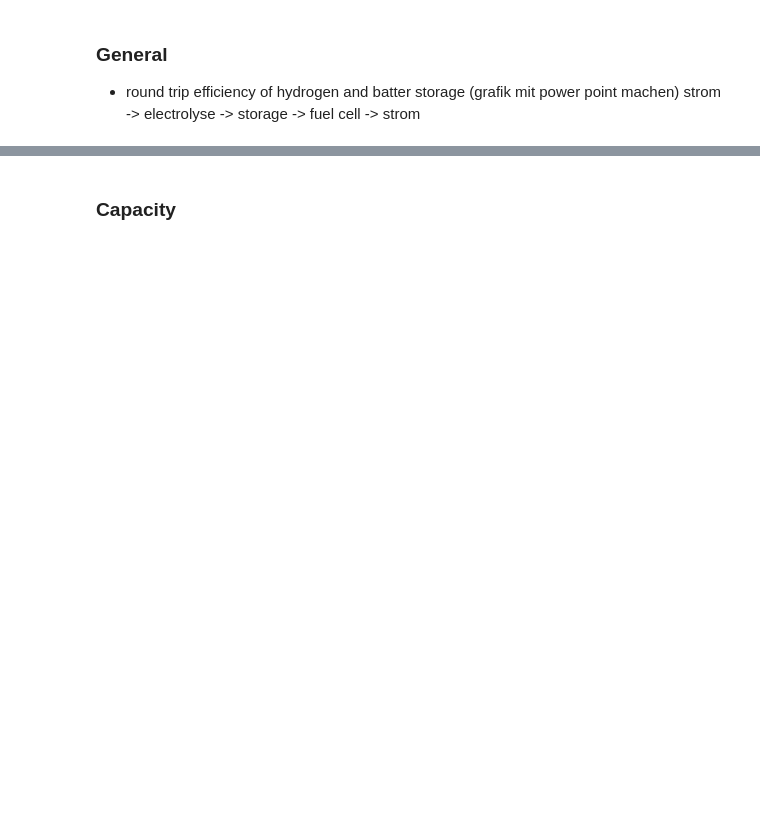
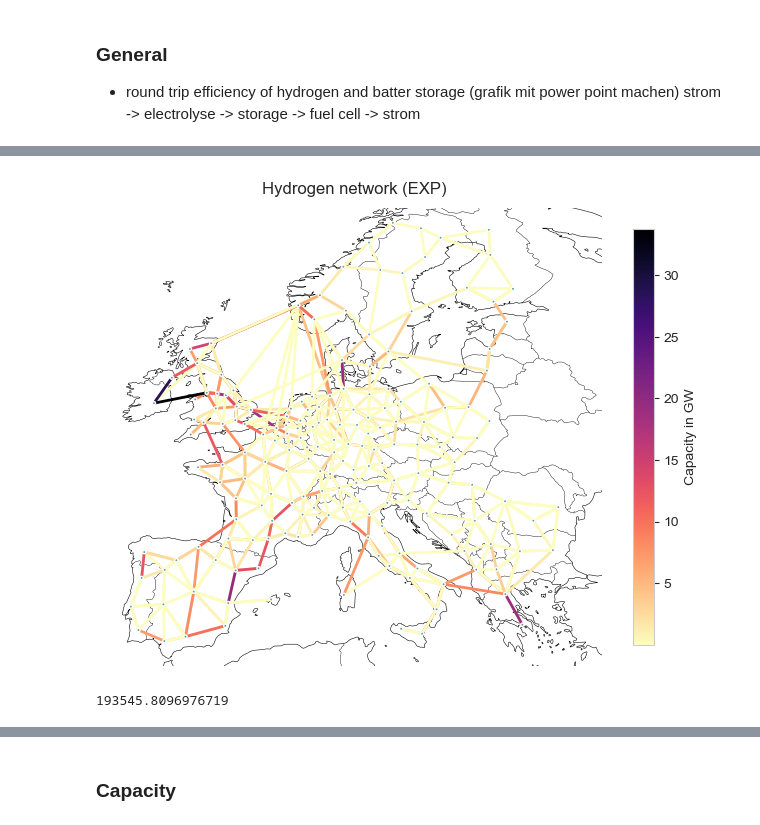
Before and after one commit to JulianGeis/master_thesis, a Jupyter notebook: notebooks/hydrogen_analysis.ipynb, the cells around one changed output, grey strips where cells are left out. Cells and saved outputs as stored; diff of their text form; code cells hidden in the pictures; blank space fills up the shorter version.

```diff
--- a/notebooks/hydrogen_analysis.ipynb
+++ b/notebooks/hydrogen_analysis.ipynb
@@ -62,0 +130,26 @@ offshore_regions["name"] = offshore_regions.index
+# %%
+# with colorbar
+
+fig, ax = plt.subplots(1, 1, subplot_kw={"projection": ccrs.EqualEarth()}, figsize=(8, 6))
+
+# GW
+link_loading = l_h2.links.p_nom_opt / 1000
+
+cmap= plt.cm.magma_r
+norm = mcolors.Normalize(vmin=link_loading.min(), vmax=link_loading.max())
+sm = plt.cm.ScalarMappable(cmap=cmap, norm=norm)
+sm.set_array([])
+colors = list(map(mcolors.to_hex, cmap(norm(link_loading))))
+
+l_h2.plot(ax=ax, link_colors=colors, link_widths=2,  projection=ccrs.EqualEarth())
+plt.colorbar(sm, orientation='vertical', shrink=0.9, ax=ax, label="Capacity in GW")
+plt.title("Hydrogen network (EXP)", pad=10)
+
+plt.show()
+# %% [output]
+[figure, added]
+# %%
+# hydrogen pipeline network in km
+exp.links[exp.links.carrier.isin(["H2 pipeline retrofitted" , "H2 pipeline"])].length.sum()
+# %% [output]
+193545.8096976719
```
Also changed, not shown: parts of 24 cells of this notebook, 3 other files.
